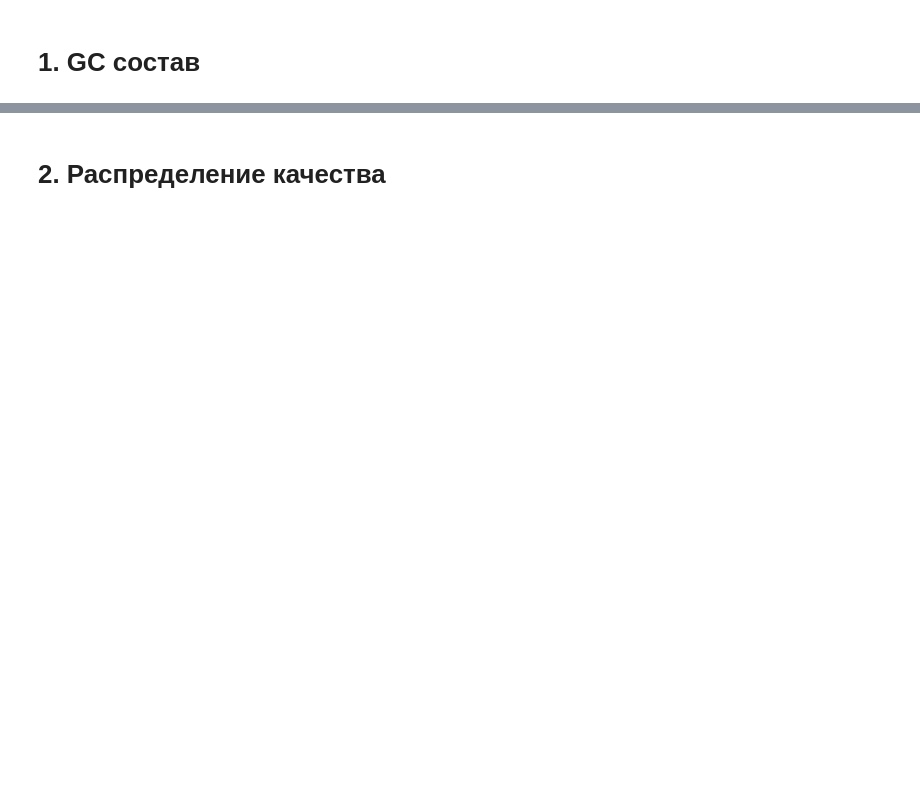
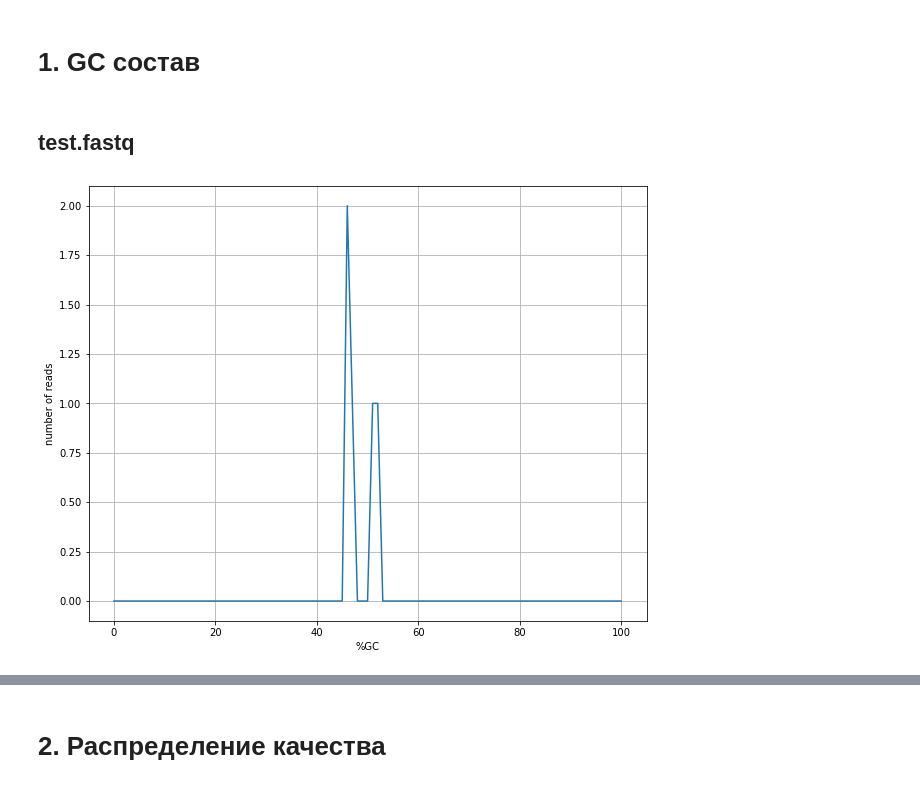
Before and after one commit to yegorov-boris/ngs, a Jupyter notebook: hw1/hw1.ipynb, the cells around one changed output, grey strips where cells are left out. Drawn from its saved outputs; the diff is of its cells as text; code cells hidden in the pictures; blank space fills up the shorter version.

```diff
--- a/hw1/hw1.ipynb
+++ b/hw1/hw1.ipynb
@@ -1,2 +1,20 @@
+# %%
+import matplotlib.pyplot as plt
+
+def plot(xs, ys, xlabel, ylabel):
+    fig, ax = plt.subplots()
+    fig.set_figwidth(10)
+    fig.set_figheight(8)
+    ax.plot(xs, ys)
+    ax.set_xlabel(xlabel)
+    ax.set_ylabel(ylabel)
+    ax.grid(True)
+    plt.show()
+
+def decode_score(shift):
+    def decode(symbol):
+        return ord(symbol) - shift
+
+    return decode
 # %% [markdown]
 # 1. GC состав
@@ -2,0 +65,6 @@
+# %% [markdown]
+## test.fastq
+# %%
+gc('test.fastq')
+# %% [output]
+[figure, added]
```
Also changed, not shown: parts of 16 cells of this notebook.
